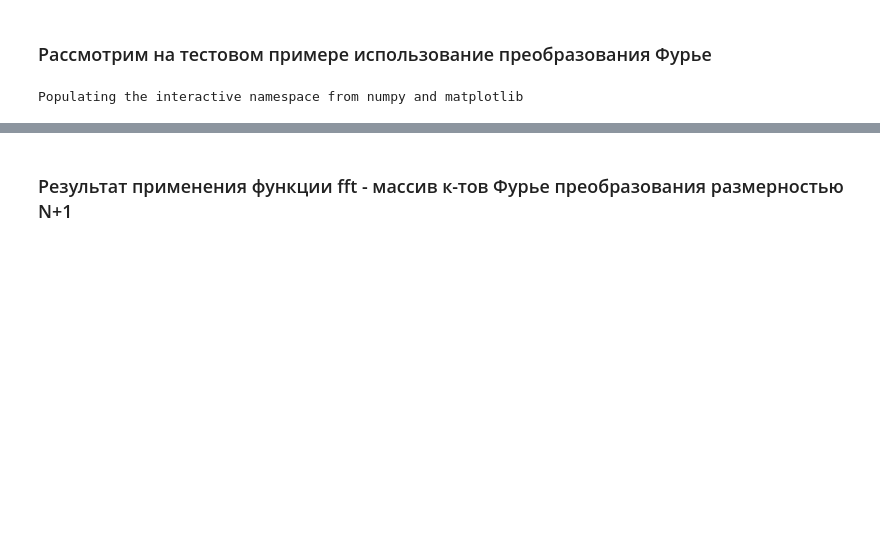
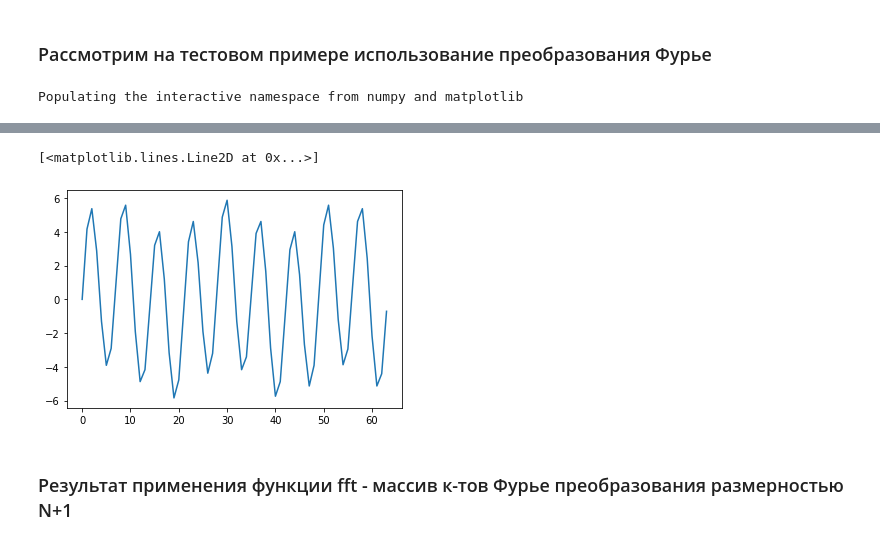
Before and after one commit to Bessarabf/recipePY, a Jupyter notebook: Furie/test_fft.ipynb, the cells around one changed output, grey strips where cells are left out. Drawn from its saved outputs; the diff is of its cells as text; code cells hidden in the pictures; blank space fills up the shorter version.

```diff
--- a/Furie/test_fft.ipynb
+++ b/Furie/test_fft.ipynb
@@ -20,3 +20,8 @@ print w1,w2
+# %%
+plot(t,y)
+# %% [output]
+[<matplotlib.lines.Line2D at 0x...>]
+[figure, added]
 # %% [markdown]
 ### Результат применения функции fft - массив к-тов Фурье преобразования размерностью N+1
 # %%
```
Also changed, not shown: parts of 10 cells of this notebook, 15 other files.
